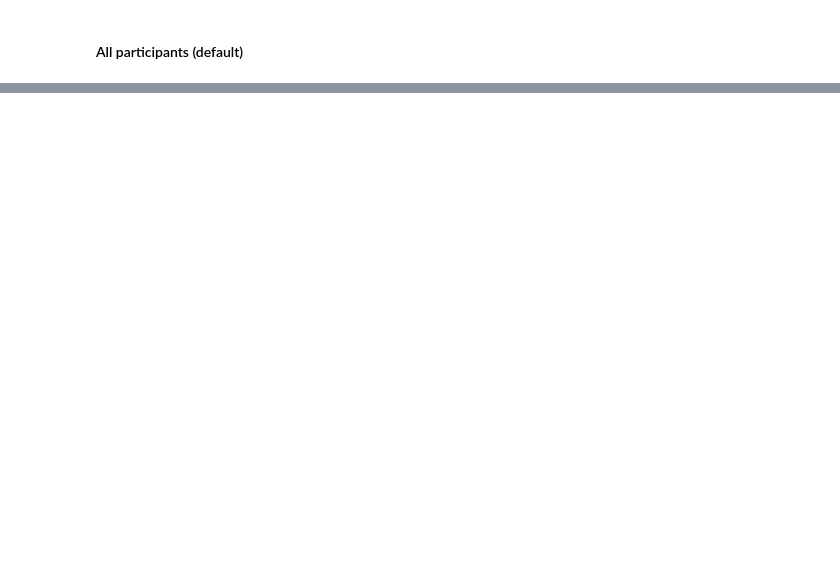
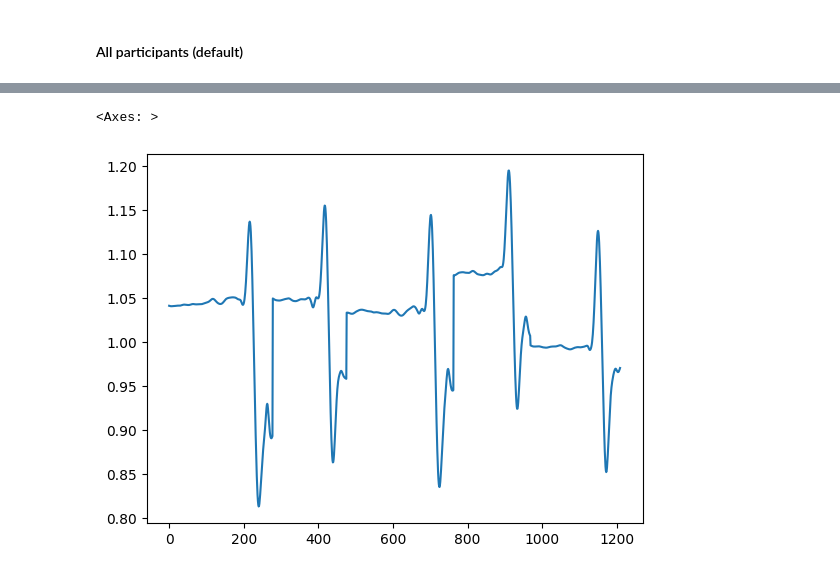
Before and after one commit to Niels-Engedal/GymTracker, a Jupyter notebook: Scripts/analysis_notebook.ipynb, the cells around one changed output, grey strips where cells are left out. Cells and saved outputs as stored; diff of their text form; code cells hidden in the pictures; blank space fills up the shorter version.

```diff
--- a/Scripts/analysis_notebook.ipynb
+++ b/Scripts/analysis_notebook.ipynb
@@ -478,0 +512,5 @@ print(df_id1_1_baseline.head())
+# %%
+merged_df['RAnkle_X'].plot()
+# %% [output]
+<Axes: >
+[figure, added]
```
Also changed, not shown: parts of 15 cells of this notebook, 1 other file.
